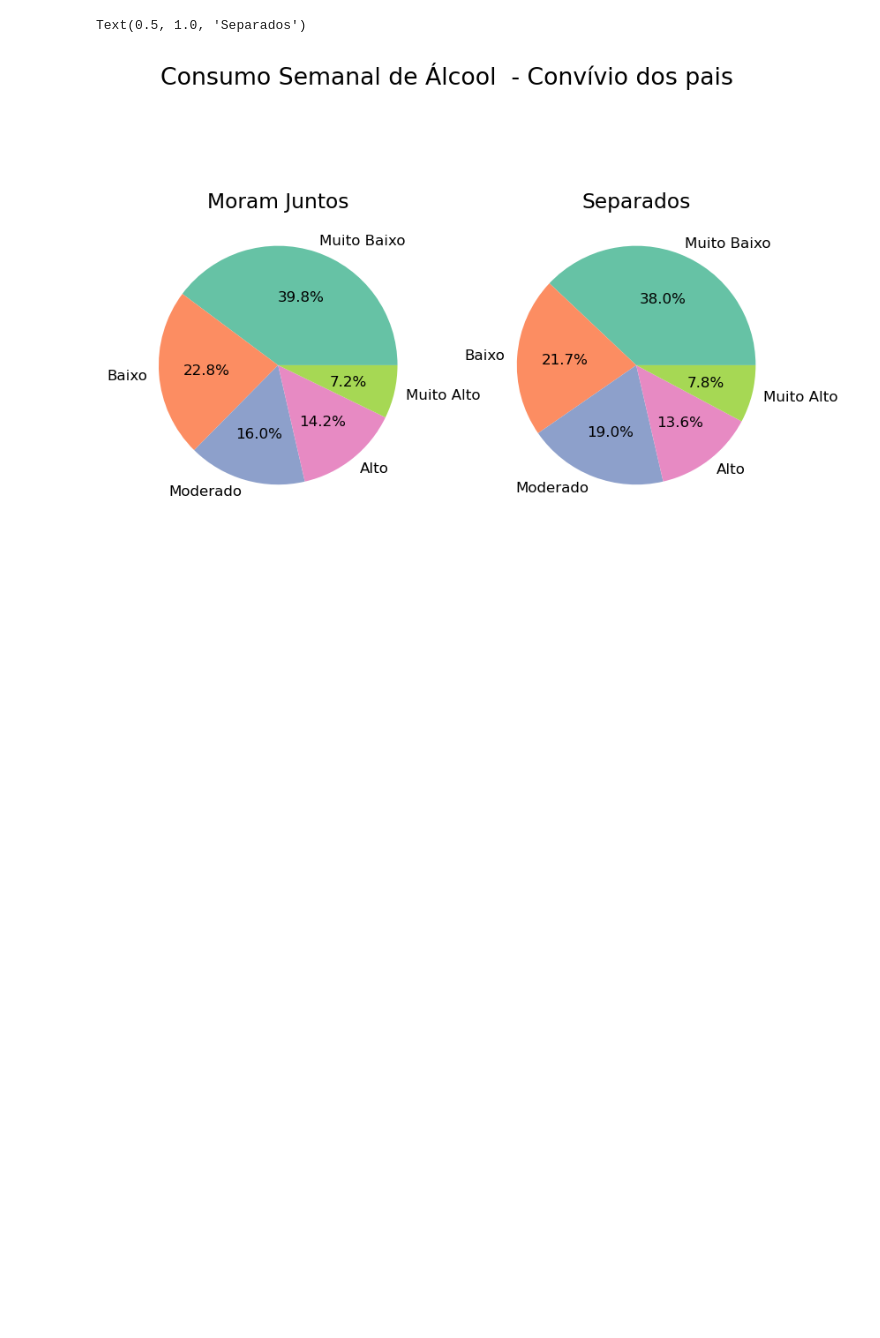
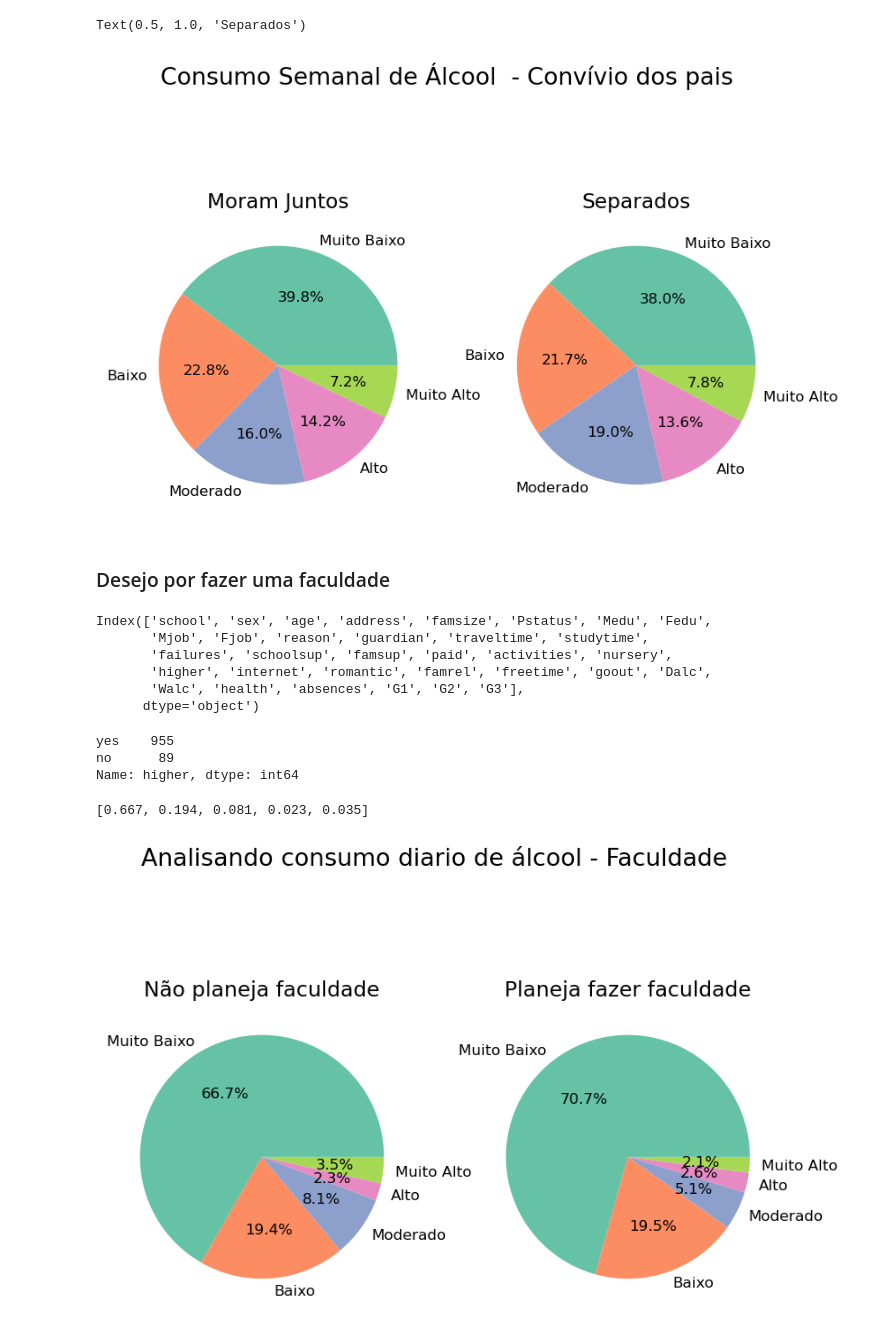
Before and after one commit to IamNivestar/exploratory_analysis_alcohol-effects, a Jupyter notebook: analysis_code.ipynb, the cells around one changed output. Drawn from its saved outputs; the diff is of its cells as text; code cells hidden in the pictures; blank space fills up the shorter version.

```diff
--- a/analysis_code.ipynb
+++ b/analysis_code.ipynb
@@ -637,3 +670,42 @@ axes[1].set_title("Separados", fontsize= 14)
 # %% [output]
 Text(0.5, 1.0, 'Separados')
 [figure]
+# %% [markdown]
+### Desejo por fazer uma faculdade
+# %%
+df.columns
+# %% [output]
+Index(['school', 'sex', 'age', 'address', 'famsize', 'Pstatus', 'Medu', 'Fedu',
+       'Mjob', 'Fjob', 'reason', 'guardian', 'traveltime', 'studytime',
+       'failures', 'schoolsup', 'famsup', 'paid', 'activities', 'nursery',
+       'higher', 'internet', 'romantic', 'famrel', 'freetime', 'goout', 'Dalc',
+       'Walc', 'health', 'absences', 'G1', 'G2', 'G3'],
+      dtype='object')
+# %%
+df.higher.value_counts()
+# %% [output]
+yes    955
+no      89
+Name: higher, dtype: int64
+# %%
+higher = df.loc[ (df.higher == 'yes') ]
+no_higher = df.loc[ (df.higher == 'no') ]
+higher_dalc = course['Dalc'].value_counts()[labels_consumo_alcool]
+no_higher_dalc = home['Dalc'].value_counts()[labels_consumo_alcool]
+# %%
+higher_dalc_prop = obter_proporcoes(higher_dalc)
+no_higher_dalc_prop = obter_proporcoes(no_higher_dalc)
+no_higher_dalc_prop
+# %% [output]
+[0.667, 0.194, 0.081, 0.023, 0.035]
+# %%
+fig, axes = plt.subplots(1, 2, figsize=(8, 6), dpi=120)
+cmap = plt.get_cmap('Set2')
+fig.suptitle("Analisando consumo diario de álcool - Faculdade", fontsize= 16,)
+axes[0].pie(no_higher_dalc_prop, labels= no_higher_dalc.index, autopct='%1.1f%%', colors=cmap.colors)
+axes[1].pie(higher_dalc_prop, labels= higher_dalc.index, autopct='%1.1f%%', colors=cmap.colors)
+axes[0].set_title("Não planeja faculdade", fontsize= 14)
+axes[1].set_title("Planeja fazer faculdade", fontsize= 14)
+#fig.savefig("proporcao_consumo_faculdade.png",  transparent=True)
+# %% [output]
+[figure, added]
```
Also changed, not shown: parts of 26 cells of this notebook, 4 other files.
